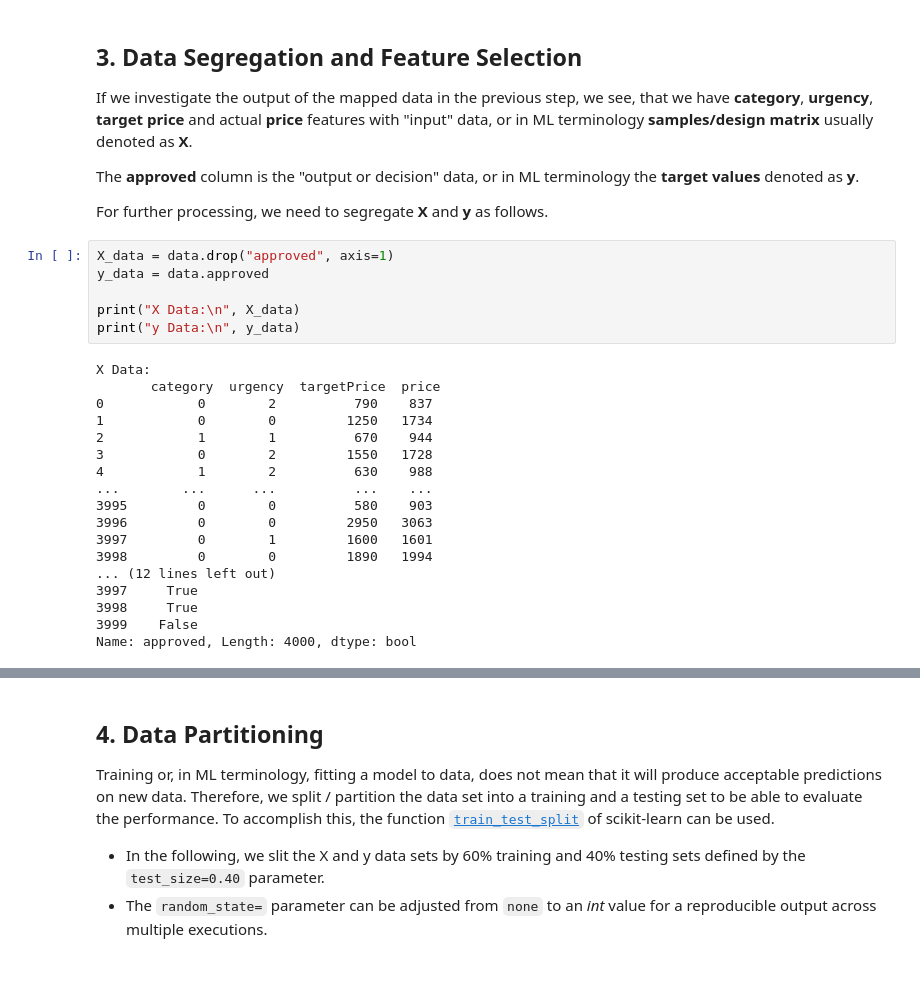
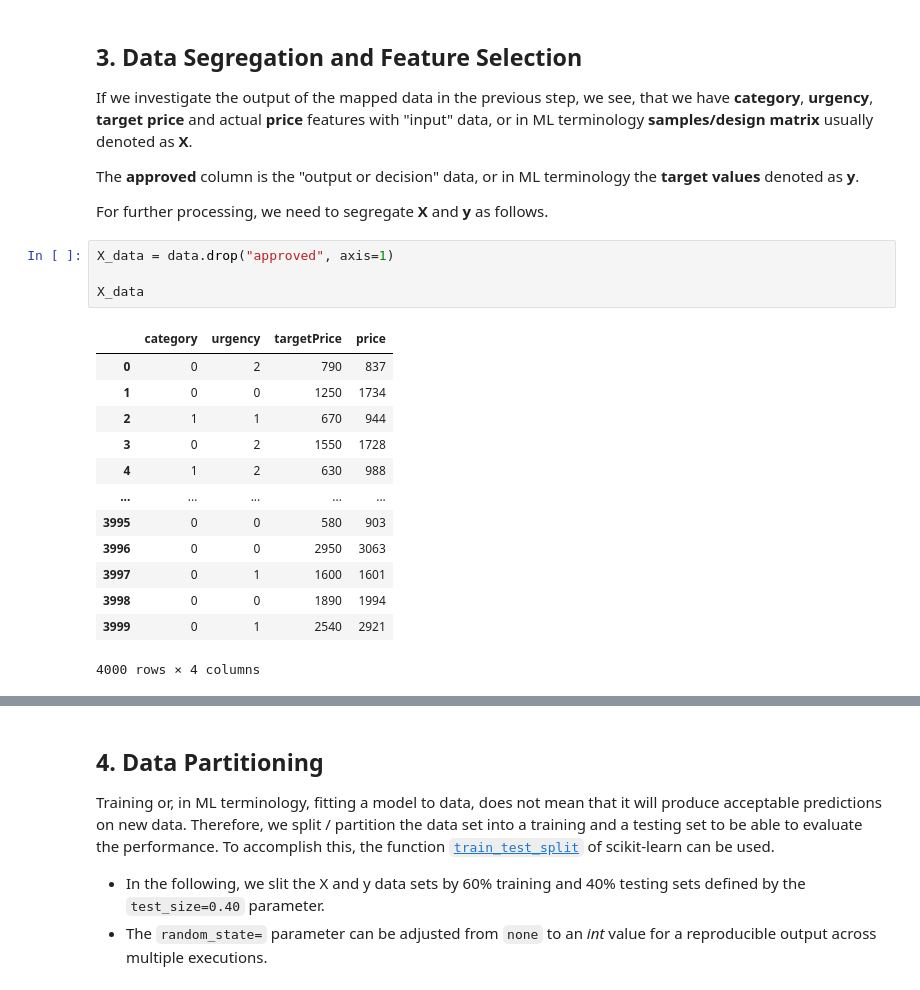
Before and after one commit to AI4BP/ainotes, a Jupyter notebook: sklearn-getting-started/ipynb/expense-authorization.ipynb, the cells around one changed output, grey strips where cells are left out. Cells and saved outputs as stored; diff of their text form.

```diff
--- a/sklearn-getting-started/ipynb/expense-authorization.ipynb
+++ b/sklearn-getting-started/ipynb/expense-authorization.ipynb
@@ -116,25 +116,19 @@ The **approved** column is the "output or decision" data, or in ML terminology t
 For further processing, we need to segregate **X** and **y** as follows.
 # %%
 X_data = data.drop("approved", axis=1)
-y_data = data.approved
 
-print("X Data:\n", X_data)
-print("y Data:\n", y_data)
+X_data
 # %% [output]
+|  | category | urgency | targetPrice | price |
+| 0 | 0 | 2 | 790 | 837 |
+| 1 | 0 | 0 | 1250 | 1734 |
+| 2 | 1 | 1 | 670 | 944 |
+| 3 | 0 | 2 | 1550 | 1728 |
+| 4 | 1 | 2 | 630 | 988 |
+| ... | ... | ... | ... | ... |
+| 3995 | 0 | 0 | 580 | 903 |
+| 3996 | 0 | 0 | 2950 | 3063 |
+| 3997 | 0 | 1 | 1600 | 1601 |
+| 3998 | 0 | 0 | 1890 | 1994 |
+| 3999 | 0 | 1 | 2540 | 2921 |
-X Data:
-       category  urgency  targetPrice  price
-0            0        2          790    837
-1            0        0         1250   1734
-2            1        1          670    944
-3            0        2         1550   1728
-4            1        2          630    988
-...        ...      ...          ...    ...
-3995         0        0          580    903
-3996         0        0         2950   3063
-3997         0        1         1600   1601
-3998         0        0         1890   1994
-... (12 lines left out)
-3997     True
-3998     True
-3999    False
-Name: approved, Length: 4000, dtype: bool
+4000 rows × 4 columns
```
Also changed, not shown: parts of 13 cells of this notebook, 1 other file.
